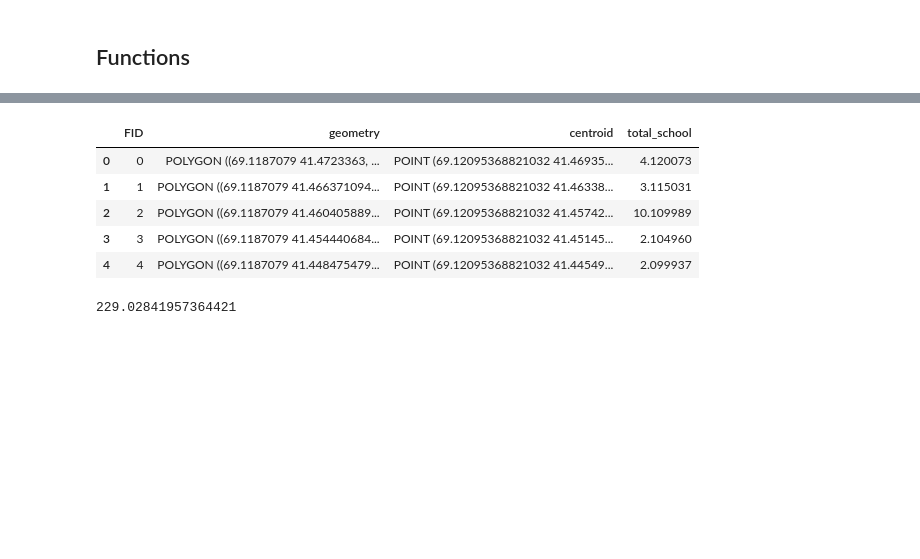
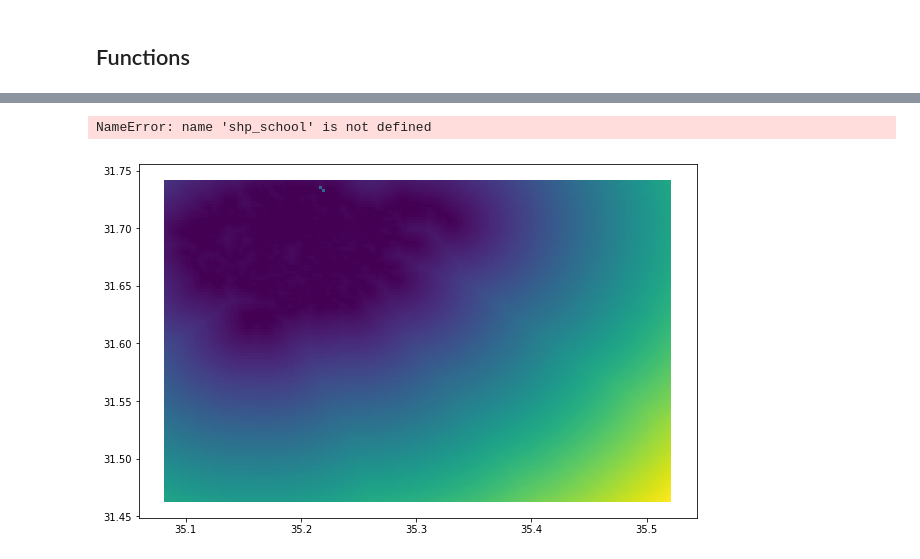
Before and after one commit to gauravcusp/WB_CityResilienceProgram, a Jupyter notebook: Accessbility_CRP.ipynb, the cells around one changed output, grey strips where cells are left out. Saved outputs shown, nothing was run; the diff lists cells and outputs as text; code cells hidden in the pictures; blank space fills up the shorter version.

```diff
--- a/Accessbility_CRP.ipynb
+++ b/Accessbility_CRP.ipynb
@@ -441,9 +348,0 @@ grid['total_school'] = test.school_drive + test.NN_dist
-# %%
-grid.head()
-# %% [output]
-|  | FID | geometry | centroid | total_school |
-| 0 | 0 | POLYGON ((69.1187079 41.4723363, ... | POINT (69.12095368821032 41.46935... | 4.120073 |
-| 1 | 1 | POLYGON ((69.1187079 41.466371094... | POINT (69.12095368821032 41.46338... | 3.115031 |
-| 2 | 2 | POLYGON ((69.1187079 41.460405889... | POINT (69.12095368821032 41.45742... | 10.109989 |
-| 3 | 3 | POLYGON ((69.1187079 41.454440684... | POINT (69.12095368821032 41.45145... | 2.104960 |
-| 4 | 4 | POLYGON ((69.1187079 41.448475479... | POINT (69.12095368821032 41.44549... | 2.099937 |
@@ -454,4 +348,0 @@ grid.to_file('data/Tashkent/Test_schools.shp')
-# %%
-grid[grid.total_school < 90000].total_school.max()
-# %% [output]
-229.02841957364421
@@ -552,0 +349,6 @@ t6 = datetime.datetime.now()
+# %%
+ax = shp2.plot(column='total_scho', cmap='viridis',figsize=[10,10] )
+shp_school.plot(color='r', ax=ax)
+# %% [output]
+NameError: name 'shp_school' is not defined
+[figure, added]
```
Also changed, not shown: parts of 38 cells of this notebook.
